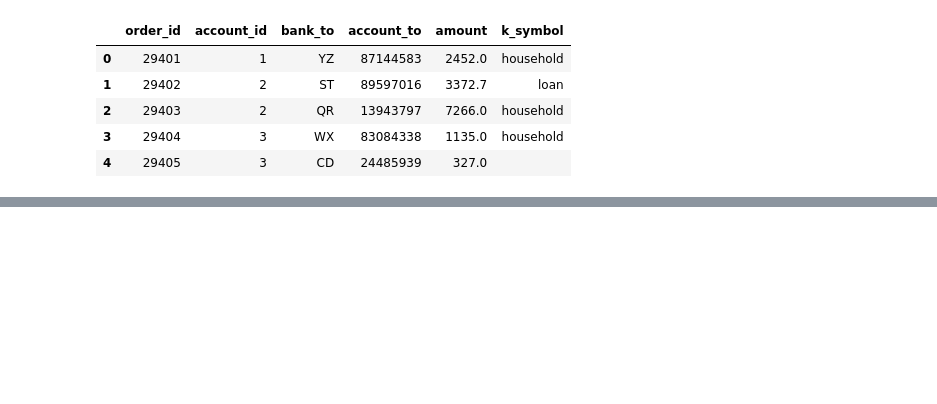
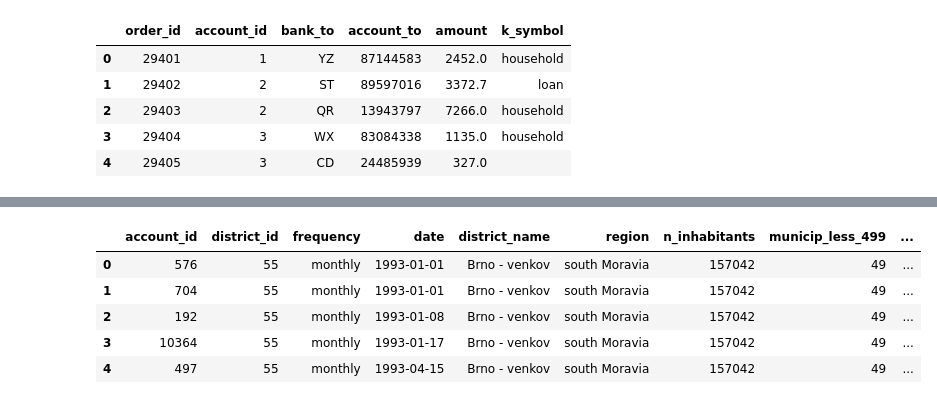
Before and after one commit to r3dlex/teachalot, a Jupyter notebook: Learning/Fgv/AplicacoesDeInteligenciaArtificial/CzechBank/Src/CzechBank.ipynb, the cells around one changed output, grey strips where cells are left out. Saved outputs shown, nothing was run; the diff lists cells and outputs as text; code cells hidden in the pictures; blank space fills up the shorter version.

```diff
--- a/Learning/Fgv/AplicacoesDeInteligenciaArtificial/CzechBank/Src/CzechBank.ipynb
+++ b/Learning/Fgv/AplicacoesDeInteligenciaArtificial/CzechBank/Src/CzechBank.ipynb
@@ -225,0 +244,10 @@ Name: operation, dtype: int64
+# %%
+accounts_districts = pd.merge(accounts, districts, on = 'district_id')
+accounts_districts.head()
+# %% [output]
+|  | account_id | district_id | frequency | date | district_name | region | n_inhabitants | municip_less_499 | ... |
+| 0 | 576 | 55 | monthly | 1993-01-01 | Brno - venkov | south Moravia | 157042 | 49 | ... |
+| 1 | 704 | 55 | monthly | 1993-01-01 | Brno - venkov | south Moravia | 157042 | 49 | ... |
+| 2 | 192 | 55 | monthly | 1993-01-08 | Brno - venkov | south Moravia | 157042 | 49 | ... |
+| 3 | 10364 | 55 | monthly | 1993-01-17 | Brno - venkov | south Moravia | 157042 | 49 | ... |
+| 4 | 497 | 55 | monthly | 1993-04-15 | Brno - venkov | south Moravia | 157042 | 49 | ... |
```
Also changed, not shown: parts of 14 cells of this notebook.
